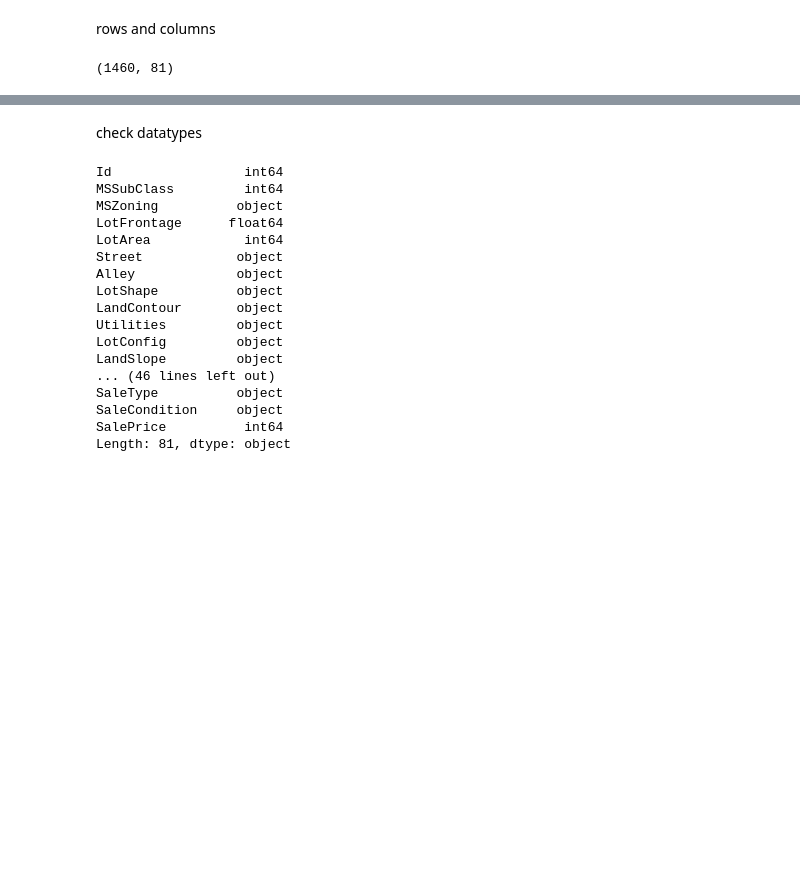
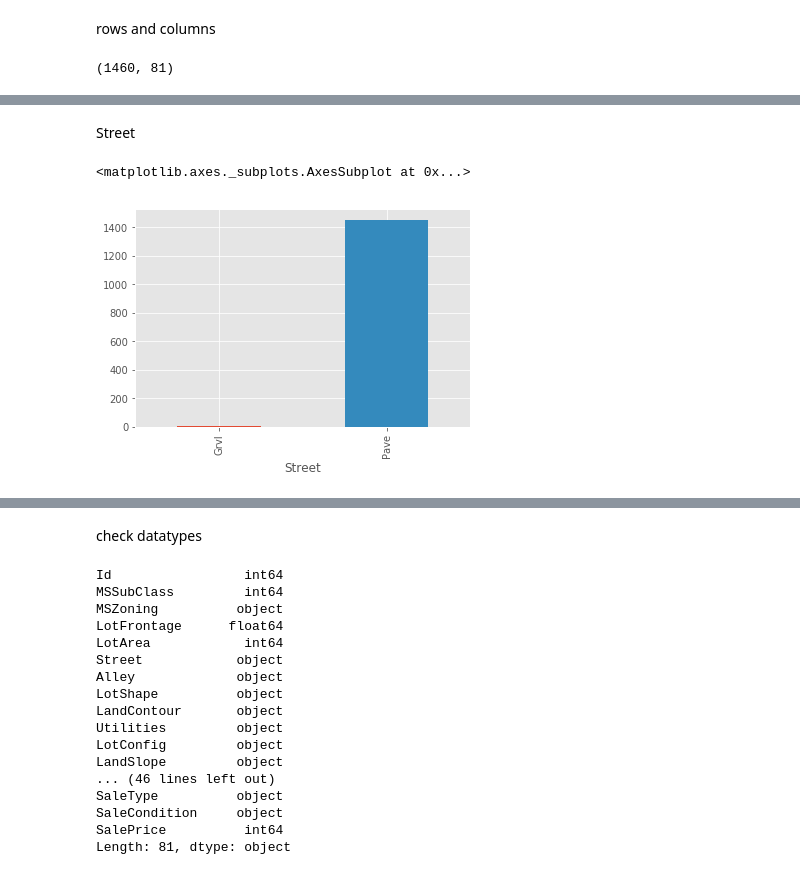
Before and after one commit to SammyOngaya/Predicting-House-Pricess, a Jupyter notebook: predicting_iowa_house_pricess_with_deep_learning.ipynb, the cells around one changed output, grey strips where cells are left out. Cells and saved outputs as stored; diff of their text form; code cells hidden in the pictures; blank space fills up the shorter version.

```diff
--- a/predicting_iowa_house_pricess_with_deep_learning.ipynb
+++ b/predicting_iowa_house_pricess_with_deep_learning.ipynb
@@ -56,0 +64,7 @@ data.shape
+# %% [markdown]
+Street
+# %%
+data.groupby(['Street'])['Street'].count().plot(kind='bar')
+# %% [output]
+<matplotlib.axes._subplots.AxesSubplot at 0x...>
+[figure, added]
```
Also changed, not shown: parts of 23 cells of this notebook.
